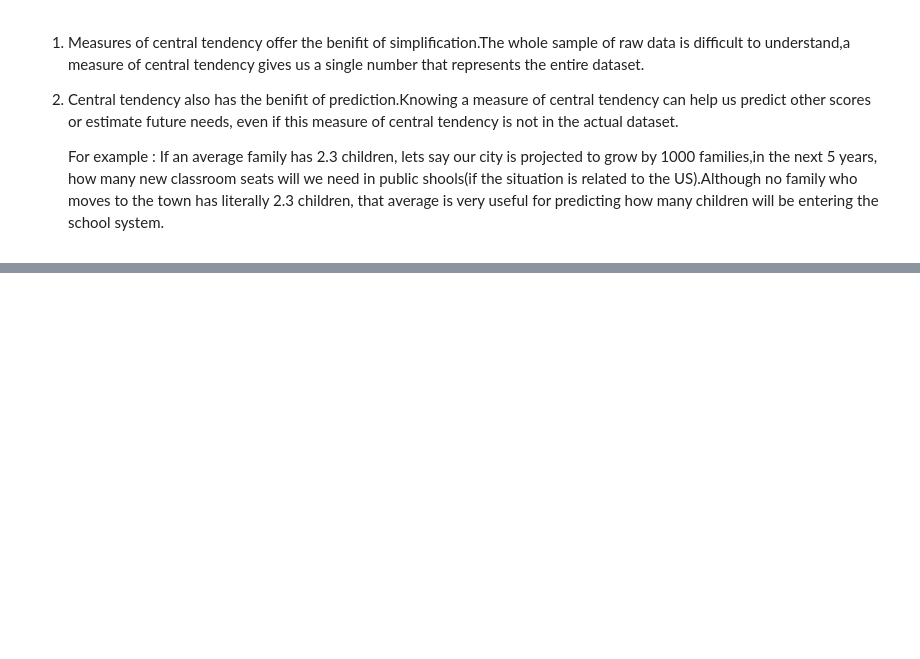
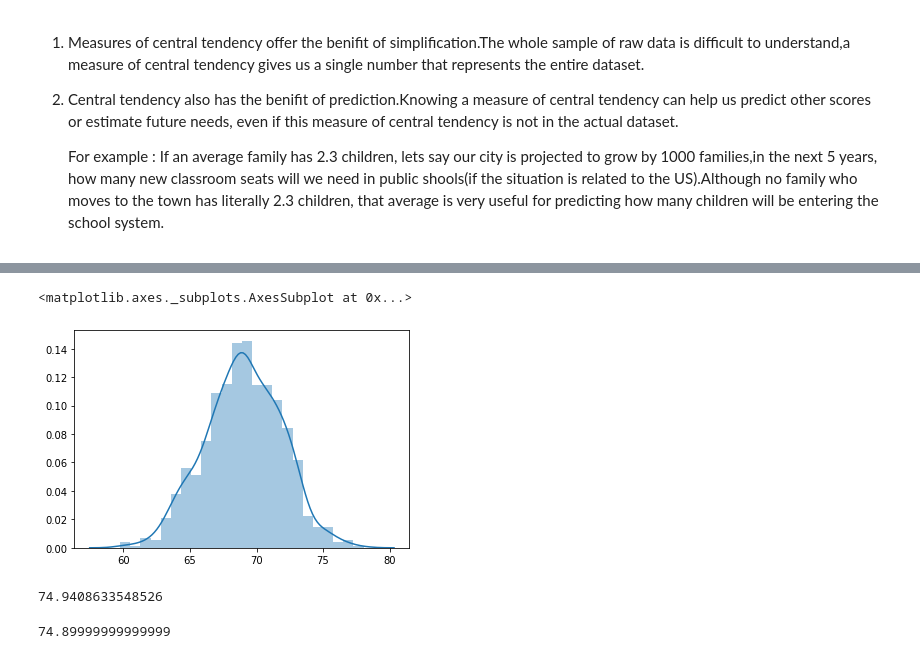
Before and after one commit to Meghana21/Understanding-statistics-for-datascience, a Jupyter notebook: Statistics_Measures_of_central_tendency.ipynb, the cells around one changed output, grey strips where cells are left out. Cells and saved outputs as stored; diff of their text form; code cells hidden in the pictures; blank space fills up the shorter version.

```diff
--- a/Statistics_Measures_of_central_tendency.ipynb
+++ b/Statistics_Measures_of_central_tendency.ipynb
@@ -460,0 +488,24 @@ We will rather consider an interval around that peak and would say that most of
+# %%
+# 1. generate normal distribution of heights for men
+
+from scipy import stats
+
+men_heights = stats.norm.rvs(loc=69.1,scale=2.9,size=1000)
+# %%
+sns.distplot(men_heights)
+# %% [output]
+<matplotlib.axes._subplots.AxesSubplot at 0x...>
+[figure, added]
+# %%
+# 2. minimum height after which you are considered to be in the 2.2% of the tallest men
+
+stats.norm.isf(0.022,loc=69.1,scale=2.9)
+# %% [output]
+74.9408633548526
+# %%
+# the above value we can get by doing mean+2*std ----->
+#from the standard normal distribution curve (percentage of data values)
+
+69.1+2*2.9
+# %% [output]
+74.89999999999999
```
Also changed, not shown: parts of 8 cells of this notebook.
